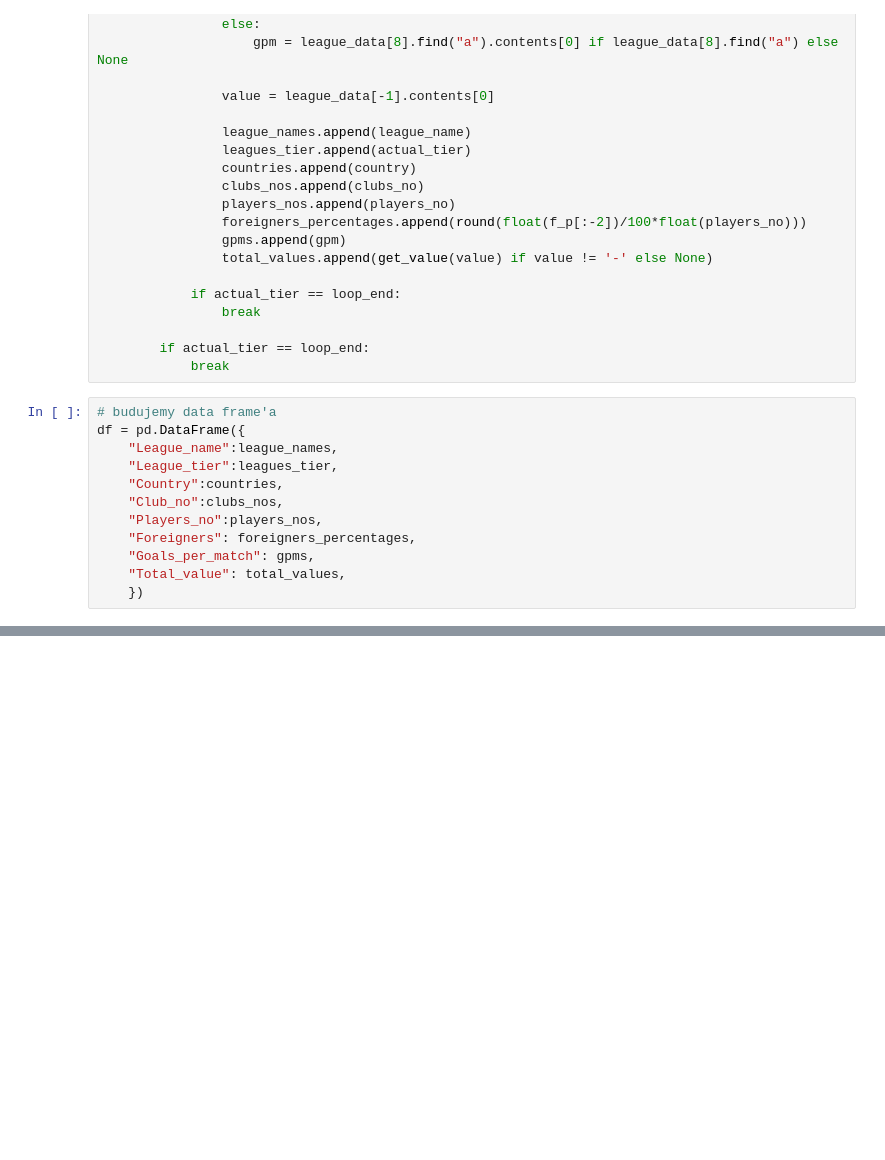
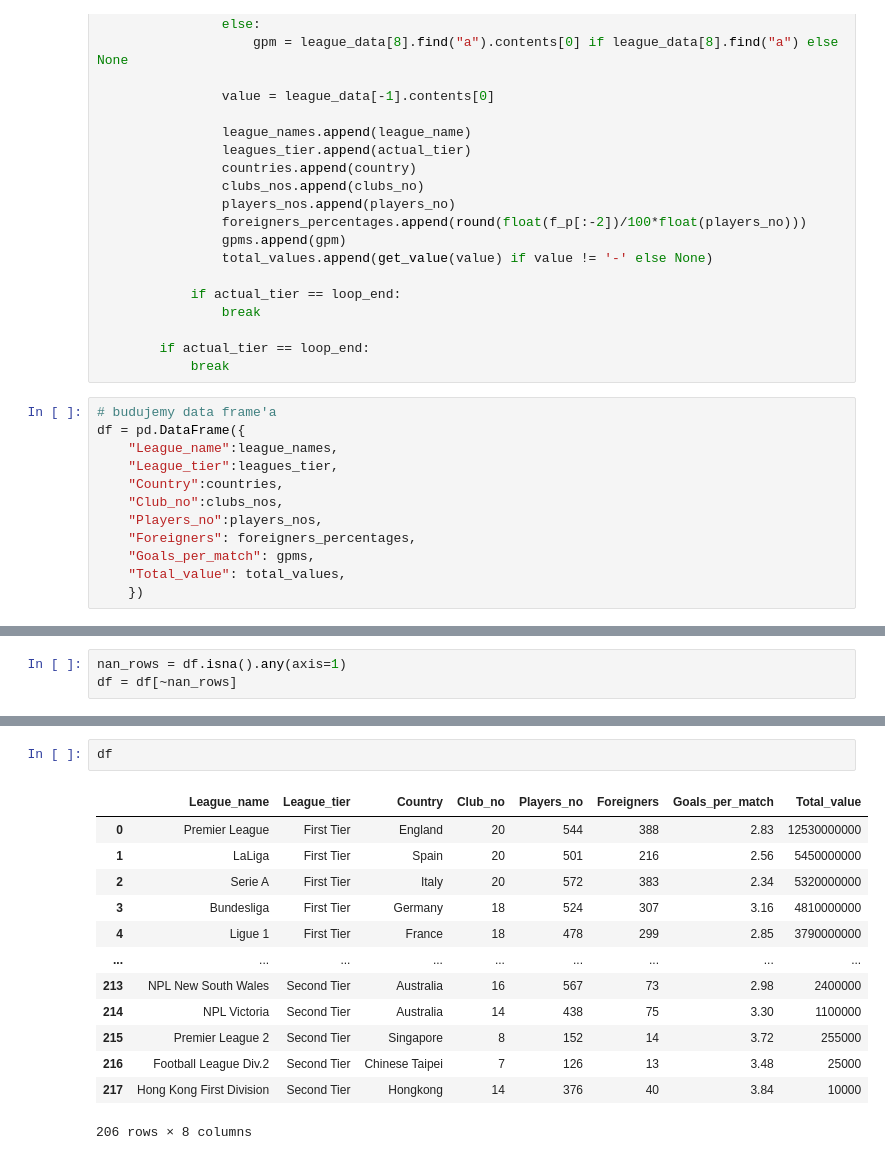
Before and after one commit to Fl0rk3/Clustering-project, a Jupyter notebook: Scrapping/1_transfer_markt_scrap.ipynb, the cells around one changed output, grey strips where cells are left out. Saved outputs shown, nothing was run; the diff lists cells and outputs as text; blank space fills up the shorter version.

```diff
--- a/Scrapping/1_transfer_markt_scrap.ipynb
+++ b/Scrapping/1_transfer_markt_scrap.ipynb
@@ -103 +103,4 @@ df
 218 rows × 8 columns
+# %%
+nan_rows = df.isna().any(axis=1)
+df = df[~nan_rows]
@@ -103,0 +144,16 @@ df
+# %%
+df
+# %% [output]
+|  | League_name | League_tier | Country | Club_no | Players_no | Foreigners | Goals_per_match | Total_value |
+| 0 | Premier League | First Tier | England | 20 | 544 | 388 | 2.83 | 12530000000 |
+| 1 | LaLiga | First Tier | Spain | 20 | 501 | 216 | 2.56 | 5450000000 |
+| 2 | Serie A | First Tier | Italy | 20 | 572 | 383 | 2.34 | 5320000000 |
+| 3 | Bundesliga | First Tier | Germany | 18 | 524 | 307 | 3.16 | 4810000000 |
+| 4 | Ligue 1 | First Tier | France | 18 | 478 | 299 | 2.85 | 3790000000 |
+| ... | ... | ... | ... | ... | ... | ... | ... | ... |
+| 213 | NPL New South Wales | Second Tier | Australia | 16 | 567 | 73 | 2.98 | 2400000 |
+| 214 | NPL Victoria | Second Tier | Australia | 14 | 438 | 75 | 3.30 | 1100000 |
+| 215 | Premier League 2 | Second Tier | Singapore | 8 | 152 | 14 | 3.72 | 255000 |
+| 216 | Football League Div.2 | Second Tier | Chinese Taipei | 7 | 126 | 13 | 3.48 | 25000 |
+| 217 | Hong Kong First Division | Second Tier | Hongkong | 14 | 376 | 40 | 3.84 | 10000 |
+206 rows × 8 columns
```
Also changed, not shown: parts of 10 cells of this notebook, 5 other files.
